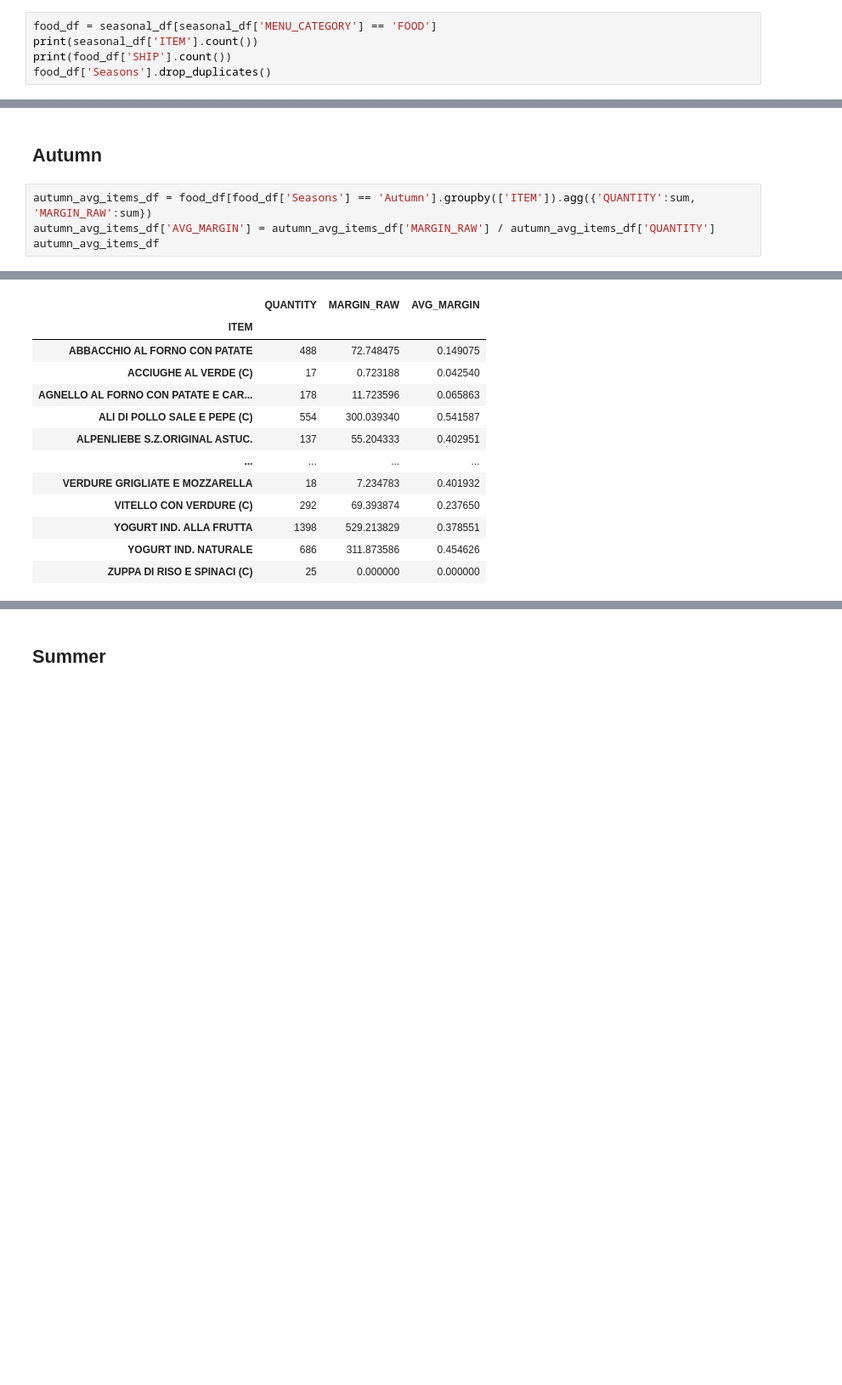
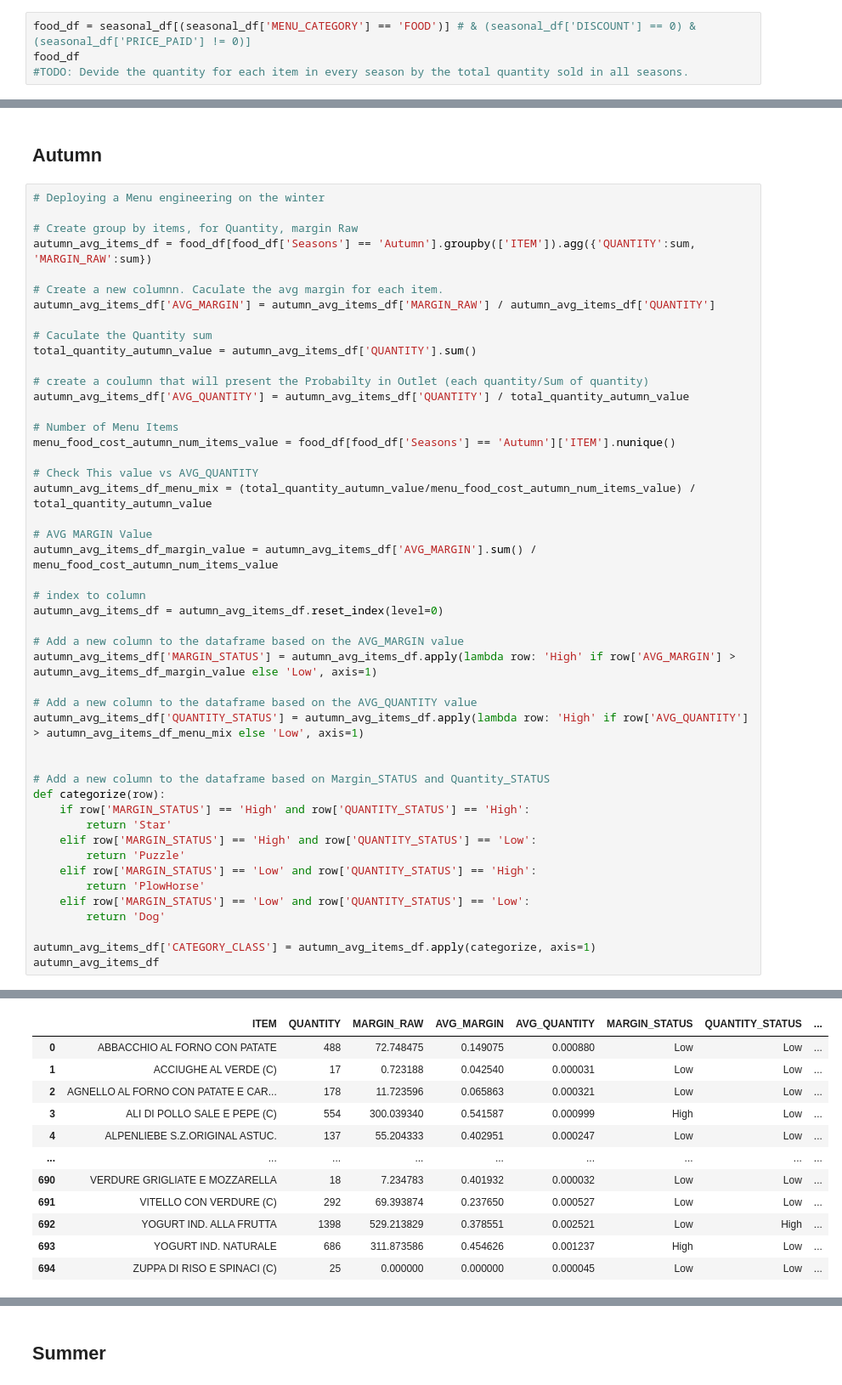
Before and after one commit to IgalKF/Academy.DataScience.MenuOptimization, a Jupyter notebook: ItalyMenu.ipynb, the cells around one changed output, grey strips where cells are left out. Shown at 85% size. Saved outputs shown, nothing was run; the diff lists cells and outputs as text; blank space fills up the shorter version.

```diff
--- a/ItalyMenu.ipynb
+++ b/ItalyMenu.ipynb
@@ -450,6 +432,5 @@ seasonal_df.groupby(['SALES_TIER_SEASON','WEEKEND_SALE']).agg({'EARNINGS':'sum'}
 # %%
-food_df = seasonal_df[seasonal_df['MENU_CATEGORY'] == 'FOOD']
-print(seasonal_df['ITEM'].count())
-print(food_df['SHIP'].count())
-food_df['Seasons'].drop_duplicates()
+food_df = seasonal_df[(seasonal_df['MENU_CATEGORY'] == 'FOOD')] # & (seasonal_df['DISCOUNT'] == 0) & (seasonal_df['PRICE_PAID'] != 0)]
+food_df
+#TODO: Devide the quantity for each item in every season by the total quantity sold in all seasons.
 # %% [output]
@@ -505,7 +569,50 @@ spring_avg_items_df
 # %% [markdown]
 ## Autumn
 # %%
+# Deploying a Menu engineering on the winter
+
+# Create group by items, for Quantity, margin Raw
 autumn_avg_items_df = food_df[food_df['Seasons'] == 'Autumn'].groupby(['ITEM']).agg({'QUANTITY':sum, 'MARGIN_RAW':sum})
+
+# Create a new columnn. Caculate the avg margin for each item.
 autumn_avg_items_df['AVG_MARGIN'] = autumn_avg_items_df['MARGIN_RAW'] / autumn_avg_items_df['QUANTITY']
+
+# Caculate the Quantity sum
+total_quantity_autumn_value = autumn_avg_items_df['QUANTITY'].sum()
+
+# create a coulumn that will present the Probabilty in Outlet (each quantity/Sum of quantity)
+autumn_avg_items_df['AVG_QUANTITY'] = autumn_avg_items_df['QUANTITY'] / total_quantity_autumn_value
+
+# Number of Menu Items
+menu_food_cost_autumn_num_items_value = food_df[food_df['Seasons'] == 'Autumn']['ITEM'].nunique()
+
+# Check This value vs AVG_QUANTITY
+autumn_avg_items_df_menu_mix = (total_quantity_autumn_value/menu_food_cost_autumn_num_items_value) / total_quantity_autumn_value
+
+# AVG MARGIN Value
+autumn_avg_items_df_margin_value = autumn_avg_items_df['AVG_MARGIN'].sum() / menu_food_cost_autumn_num_items_value
+
+# index to column
+autumn_avg_items_df = autumn_avg_items_df.reset_index(level=0)
+
+# Add a new column to the dataframe based on the AVG_MARGIN value
+autumn_avg_items_df['MARGIN_STATUS'] = autumn_avg_items_df.apply(lambda row: 'High' if row['AVG_MARGIN'] > autumn_avg_items_df_margin_value else 'Low', axis=1)
+
+# Add a new column to the dataframe based on the AVG_QUANTITY value
+autumn_avg_items_df['QUANTITY_STATUS'] = autumn_avg_items_df.apply(lambda row: 'High' if row['AVG_QUANTITY'] > autumn_avg_items_df_menu_mix else 'Low', axis=1)
+
+
+# Add a new column to the dataframe based on Margin_STATUS and Quantity_STATUS
+def categorize(row):
+    if row['MARGIN_STATUS'] == 'High' and row['QUANTITY_STATUS'] == 'High':
+        return 'Star'
+    elif row['MARGIN_STATUS'] == 'High' and row['QUANTITY_STATUS'] == 'Low':
+        return 'Puzzle'
+    elif row['MARGIN_STATUS'] == 'Low' and row['QUANTITY_STATUS'] == 'High':
+        return 'PlowHorse'
+    elif row['MARGIN_STATUS'] == 'Low' and row['QUANTITY_STATUS'] == 'Low':
+        return 'Dog'
+
+autumn_avg_items_df['CATEGORY_CLASS'] = autumn_avg_items_df.apply(categorize, axis=1)
 autumn_avg_items_df
 # %% [output]
@@ -512,13 +620,12 @@ autumn_avg_items_df
-|  | QUANTITY | MARGIN_RAW | AVG_MARGIN |
-| ITEM |  |  |  |
-| ABBACCHIO AL FORNO CON PATATE | 488 | 72.748475 | 0.149075 |
-| ACCIUGHE AL VERDE (C) | 17 | 0.723188 | 0.042540 |
-| AGNELLO AL FORNO CON PATATE E CAR... | 178 | 11.723596 | 0.065863 |
-| ALI DI POLLO SALE E PEPE (C) | 554 | 300.039340 | 0.541587 |
-| ALPENLIEBE S.Z.ORIGINAL ASTUC. | 137 | 55.204333 | 0.402951 |
-| ... | ... | ... | ... |
-| VERDURE GRIGLIATE E MOZZARELLA | 18 | 7.234783 | 0.401932 |
-| VITELLO CON VERDURE (C) | 292 | 69.393874 | 0.237650 |
-| YOGURT IND. ALLA FRUTTA | 1398 | 529.213829 | 0.378551 |
-| YOGURT IND. NATURALE | 686 | 311.873586 | 0.454626 |
-| ZUPPA DI RISO E SPINACI (C) | 25 | 0.000000 | 0.000000 |
+|  | ITEM | QUANTITY | MARGIN_RAW | AVG_MARGIN | AVG_QUANTITY | MARGIN_STATUS | QUANTITY_STATUS | ... |
+| 0 | ABBACCHIO AL FORNO CON PATATE | 488 | 72.748475 | 0.149075 | 0.000880 | Low | Low | ... |
+| 1 | ACCIUGHE AL VERDE (C) | 17 | 0.723188 | 0.042540 | 0.000031 | Low | Low | ... |
+| 2 | AGNELLO AL FORNO CON PATATE E CAR... | 178 | 11.723596 | 0.065863 | 0.000321 | Low | Low | ... |
+| 3 | ALI DI POLLO SALE E PEPE (C) | 554 | 300.039340 | 0.541587 | 0.000999 | High | Low | ... |
+| 4 | ALPENLIEBE S.Z.ORIGINAL ASTUC. | 137 | 55.204333 | 0.402951 | 0.000247 | Low | Low | ... |
+| ... | ... | ... | ... | ... | ... | ... | ... | ... |
+| 690 | VERDURE GRIGLIATE E MOZZARELLA | 18 | 7.234783 | 0.401932 | 0.000032 | Low | Low | ... |
+| 691 | VITELLO CON VERDURE (C) | 292 | 69.393874 | 0.237650 | 0.000527 | Low | Low | ... |
+| 692 | YOGURT IND. ALLA FRUTTA | 1398 | 529.213829 | 0.378551 | 0.002521 | Low | High | ... |
+| 693 | YOGURT IND. NATURALE | 686 | 311.873586 | 0.454626 | 0.001237 | High | Low | ... |
+| 694 | ZUPPA DI RISO E SPINACI (C) | 25 | 0.000000 | 0.000000 | 0.000045 | Low | Low | ... |
```
Also changed, not shown: parts of 32 cells of this notebook.
